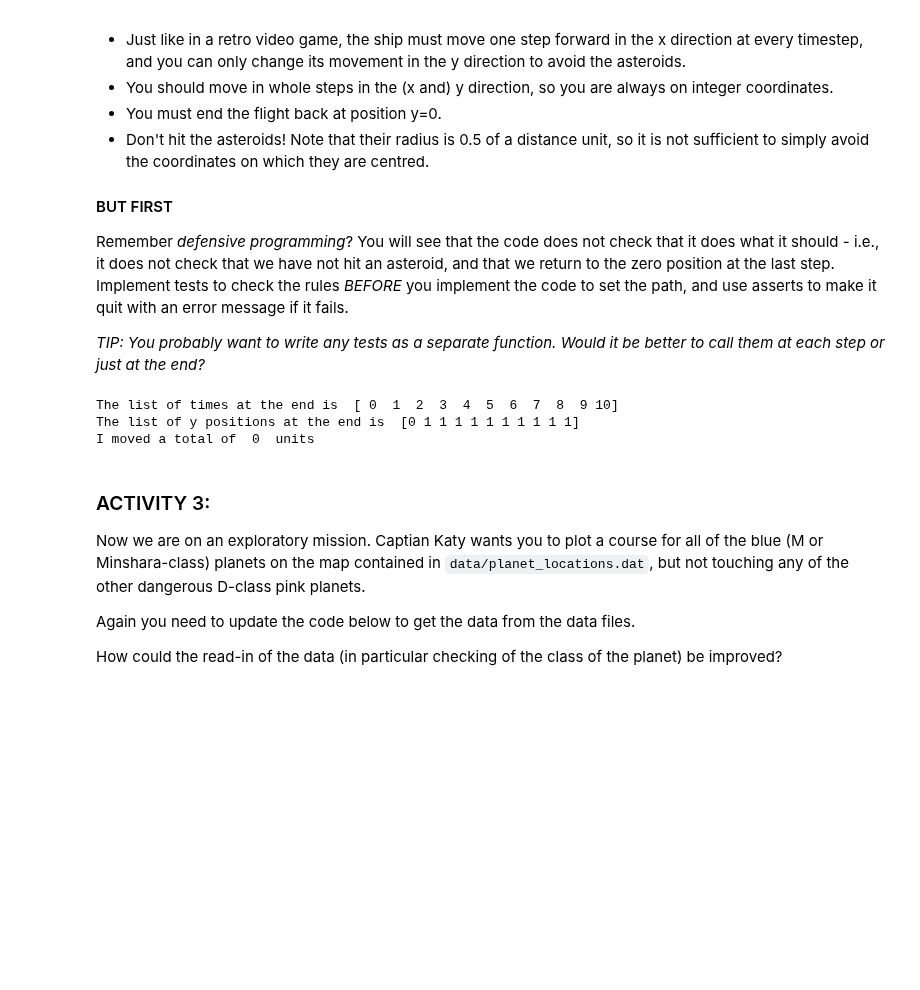
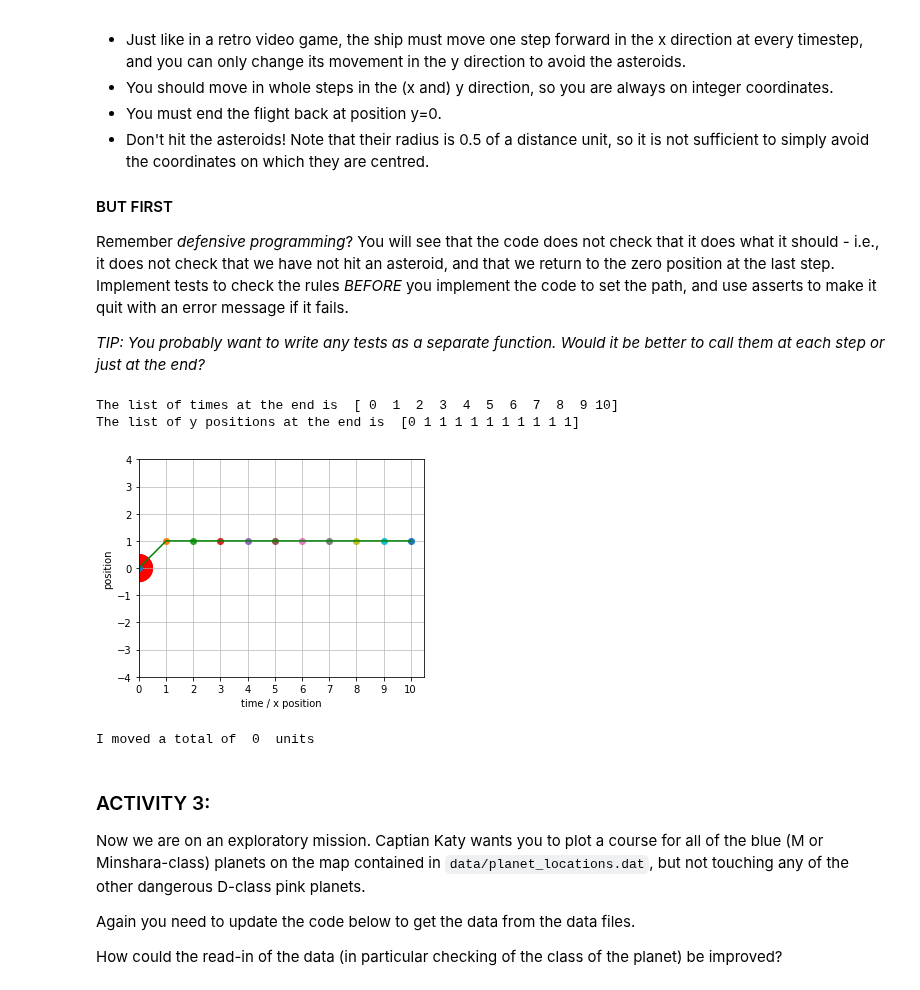
Before and after one commit to KAClough/TopicsInSciComp, a Jupyter notebook: Notebooks/Week2_LabExercises.ipynb, the cells around one changed output. Saved outputs shown, nothing was run; the diff lists cells and outputs as text; code cells hidden in the pictures; blank space fills up the shorter version.

```diff
--- a/Notebooks/Week2_LabExercises.ipynb
+++ b/Notebooks/Week2_LabExercises.ipynb
@@ -73,10 +78,10 @@ Remember *defensive programming*? You will see that the code does not check that
 *TIP: You probably want to write any tests as a separate function. Would it be better to call them at each step or just at the end?*
 # %%
 # Plot again the asteroid field, so that we can plot the path on top of it
-plt.ion() # Make the plotting interactive so we can update the path as we fly
+# plt.ion() # Make the plotting interactive so we can update the path as we fly
 fig = plt.figure()
-ax = plt.gcf().gca() #this stands for get current figure, get current axis
-plot_asteroid_field(ax)
+ax1 = plt.gcf().gca() #this stands for get current figure, get current axis
+plot_asteroid_field(ax1)
 
 # go through the list of times, where index is the index within the
 # list, and time_now is the entry at that index
@@ -95,37 +100,38 @@ for index, time_now in enumerate(list_of_times) :
         list_of_y_positions[index] = list_of_y_positions[index - 1] + step_size
 
     # UPDATE ME!
     # Add more else if options here to cover all the times you need to move the ship
     # (Try to make this as minimal as possible, rather than writing one elif statement
     # per time step)
 
     # finally, give the default option for all other cases using 'else'
     else :
         # nothing happens at other times
         step_size = 0
         # moving y position by the step size
         list_of_y_positions[index] = list_of_y_positions[index - 1] + step_size
 
     position_now = list_of_y_positions[index]
-    ax.plot(time_now, position_now, 'o')
-    plt.pause(0.3) # This pause just slows down the plotting so it looks nicer
+    plt.plot(time_now, position_now, 'o')
+    #plt.pause(0.3) # This pause just slows down the plotting so it looks nicer
 
 print("The list of times at the end is ", list_of_times)
 print("The list of y positions at the end is ", list_of_y_positions)
 
-ax.plot(list_of_times, list_of_y_positions, 'g-')
+plt.plot(list_of_times, list_of_y_positions, 'g-')
 plt.show()
 
 # Uncomment to save the figure
 # plt.savefig("flight_path.png")
 
 # Print out some information
 total_distance_moved = 0 # UPDATE ME!
 print("I moved a total of ", total_distance_moved, " units")
 # %% [output]
 The list of times at the end is  [ 0  1  2  3  4  5  6  7  8  9 10]
 The list of y positions at the end is  [0 1 1 1 1 1 1 1 1 1 1]
-I moved a total of  0  units
+[figure, added]
+I moved a total of  0  units
 # %% [markdown]
 ### ACTIVITY 3:
 
```
Also changed, not shown: parts of 4 cells of this notebook, 2 other files.
